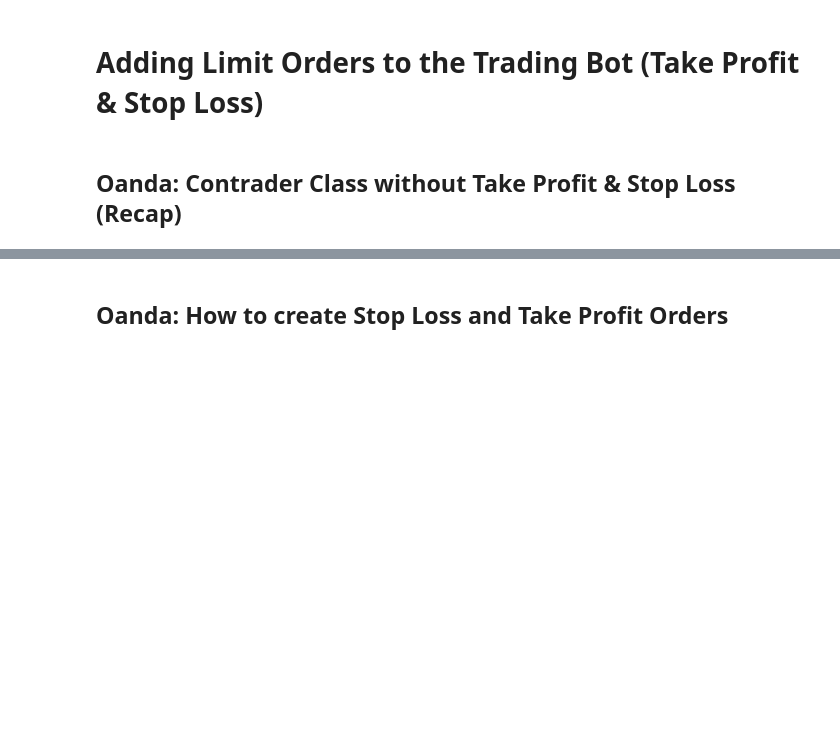
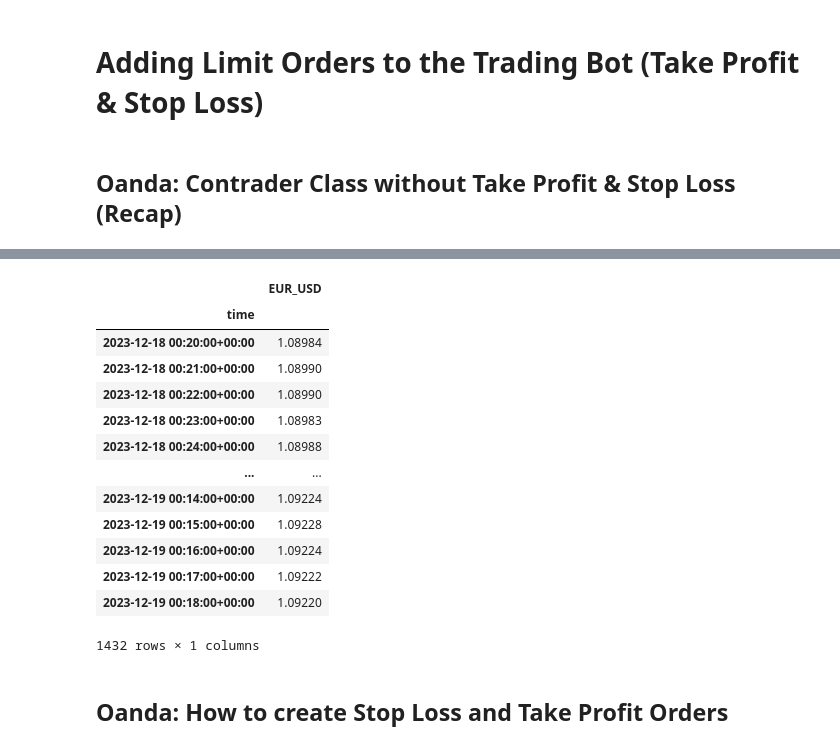
Before and after one commit to dshilman/algo-trading, a Jupyter notebook: trading/NB_05_Take_Profit_Stop_Loss.ipynb, the cells around one changed output, grey strips where cells are left out. Drawn from its saved outputs; the diff is of its cells as text; code cells hidden in the pictures; blank space fills up the shorter version.

```diff
--- a/trading/NB_05_Take_Profit_Stop_Loss.ipynb
+++ b/trading/NB_05_Take_Profit_Stop_Loss.ipynb
@@ -157,0 +91,18 @@ df2
+# %%
+new_df = new_df.iloc[:-1]
+new_df
+# %% [output]
+|  | EUR_USD |
+| time |  |
+| 2023-12-18 00:20:00+00:00 | 1.08984 |
+| 2023-12-18 00:21:00+00:00 | 1.08990 |
+| 2023-12-18 00:22:00+00:00 | 1.08990 |
+| 2023-12-18 00:23:00+00:00 | 1.08983 |
+| 2023-12-18 00:24:00+00:00 | 1.08988 |
+| ... | ... |
+| 2023-12-19 00:14:00+00:00 | 1.09224 |
+| 2023-12-19 00:15:00+00:00 | 1.09228 |
+| 2023-12-19 00:16:00+00:00 | 1.09224 |
+| 2023-12-19 00:17:00+00:00 | 1.09222 |
+| 2023-12-19 00:18:00+00:00 | 1.09220 |
+1432 rows × 1 columns
```
Also changed, not shown: parts of 29 cells of this notebook, 3 other files.
